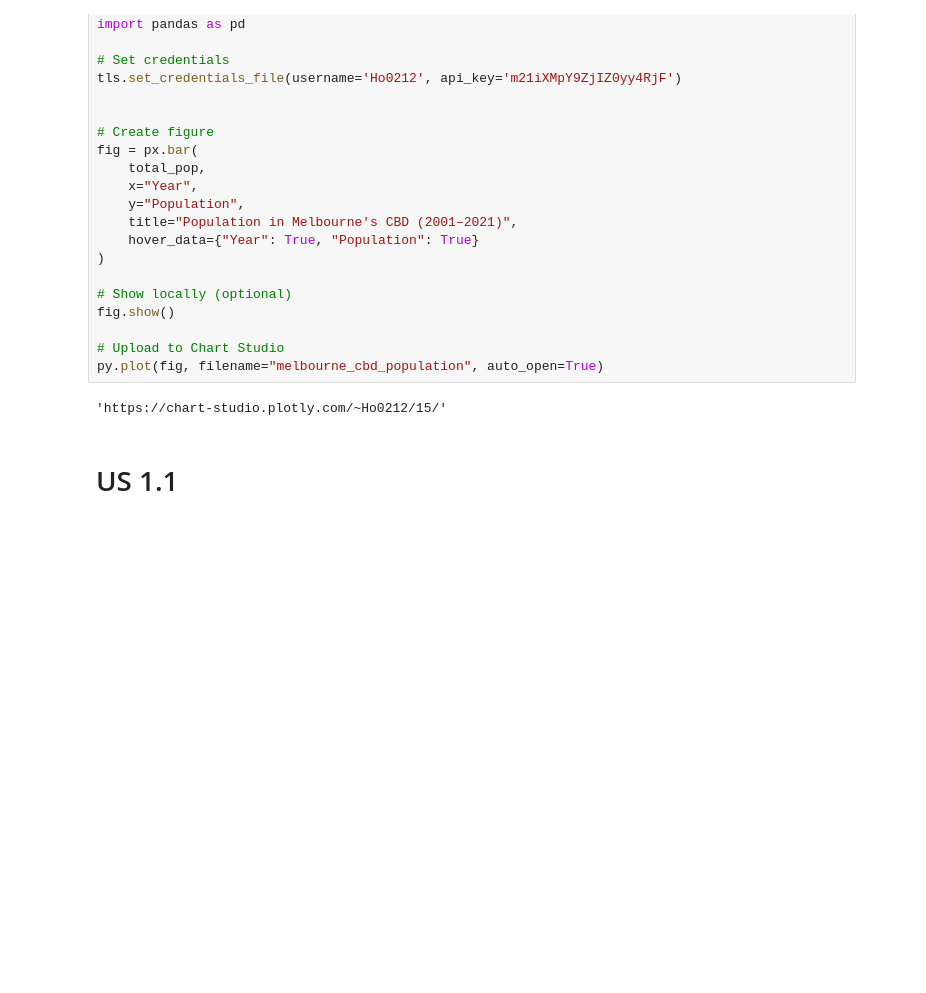
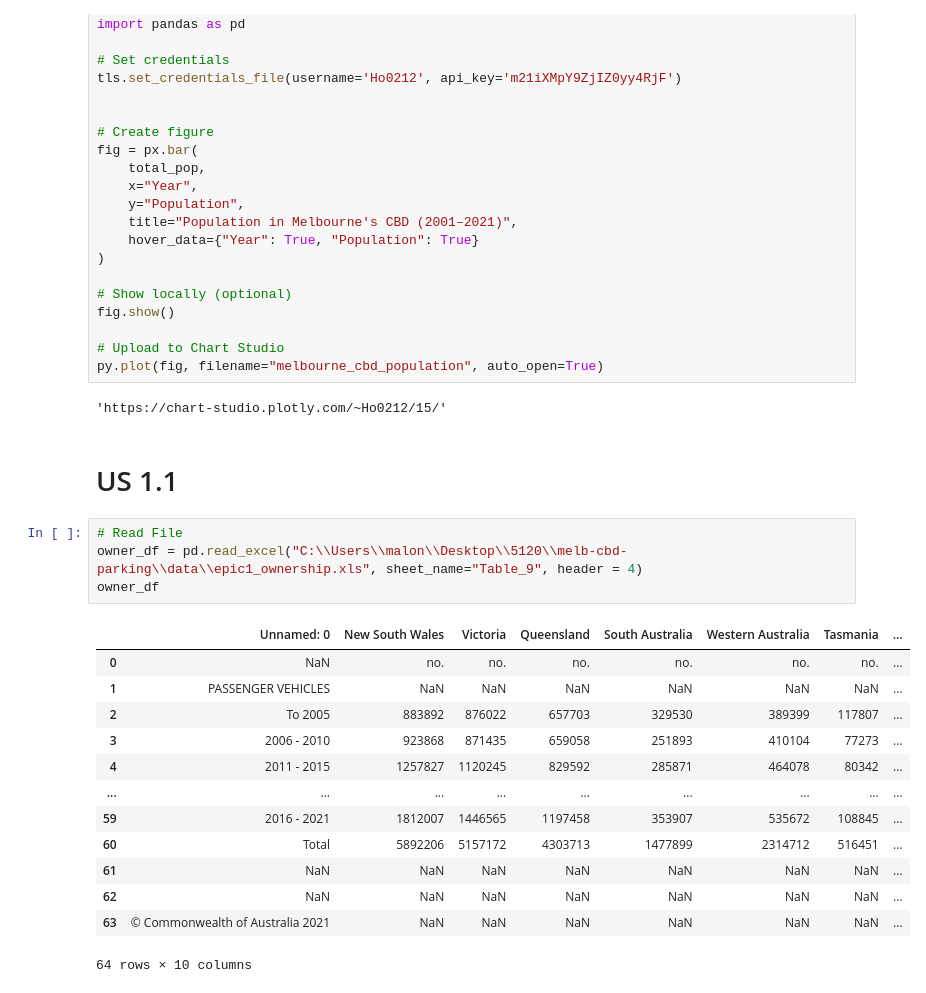
Before and after one commit to Flowisland/melb-cbd-parking, a Jupyter notebook: Data_Visualisation/Data_Visualisation.ipynb, the cells around one changed output. Cells and saved outputs as stored; diff of their text form; blank space fills up the shorter version.

Commit message:
update Data_Visulisation.ipynb

```diff
--- a/Data_Visualisation/Data_Visualisation.ipynb
+++ b/Data_Visualisation/Data_Visualisation.ipynb
@@ -91,3 +91,21 @@ py.plot(fig, filename="melbourne_cbd_population", auto_open=True)
 'https://chart-studio.plotly.com/~Ho0212/15/'
 # %% [markdown]
 # US 1.1
+# %%
+# Read File
+owner_df = pd.read_excel("C:\\Users\\malon\\Desktop\\5120\\melb-cbd-parking\\data\\epic1_ownership.xls", sheet_name="Table_9", header = 4)
+owner_df
+# %% [output]
+|  | Unnamed: 0 | New South Wales | Victoria | Queensland | South Australia | Western Australia | Tasmania | ... |
+| 0 | NaN | no. | no. | no. | no. | no. | no. | ... |
+| 1 | PASSENGER VEHICLES | NaN | NaN | NaN | NaN | NaN | NaN | ... |
+| 2 | To 2005 | 883892 | 876022 | 657703 | 329530 | 389399 | 117807 | ... |
+| 3 | 2006 - 2010 | 923868 | 871435 | 659058 | 251893 | 410104 | 77273 | ... |
+| 4 | 2011 - 2015 | 1257827 | 1120245 | 829592 | 285871 | 464078 | 80342 | ... |
+| ... | ... | ... | ... | ... | ... | ... | ... | ... |
+| 59 | 2016 - 2021 | 1812007 | 1446565 | 1197458 | 353907 | 535672 | 108845 | ... |
+| 60 | Total | 5892206 | 5157172 | 4303713 | 1477899 | 2314712 | 516451 | ... |
+| 61 | NaN | NaN | NaN | NaN | NaN | NaN | NaN | ... |
+| 62 | NaN | NaN | NaN | NaN | NaN | NaN | NaN | ... |
+| 63 | © Commonwealth of Australia 2021 | NaN | NaN | NaN | NaN | NaN | NaN | ... |
+64 rows × 10 columns
```
